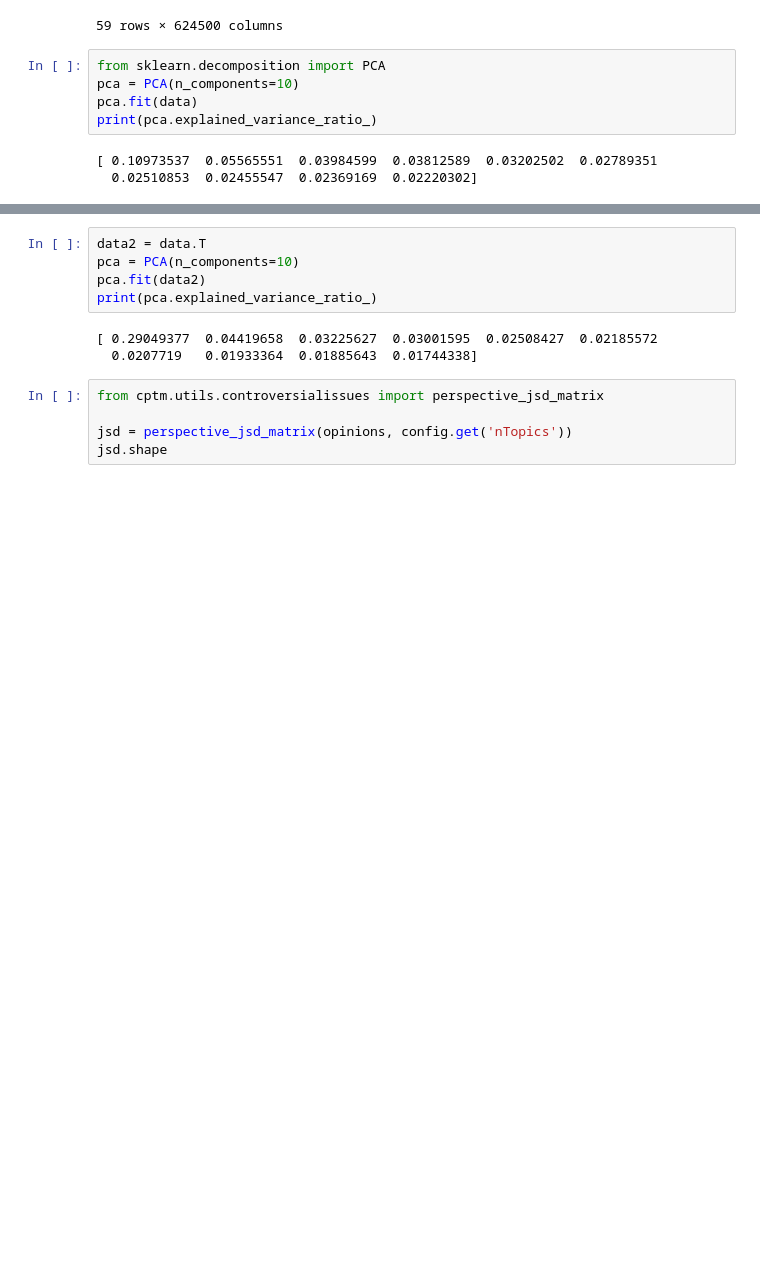
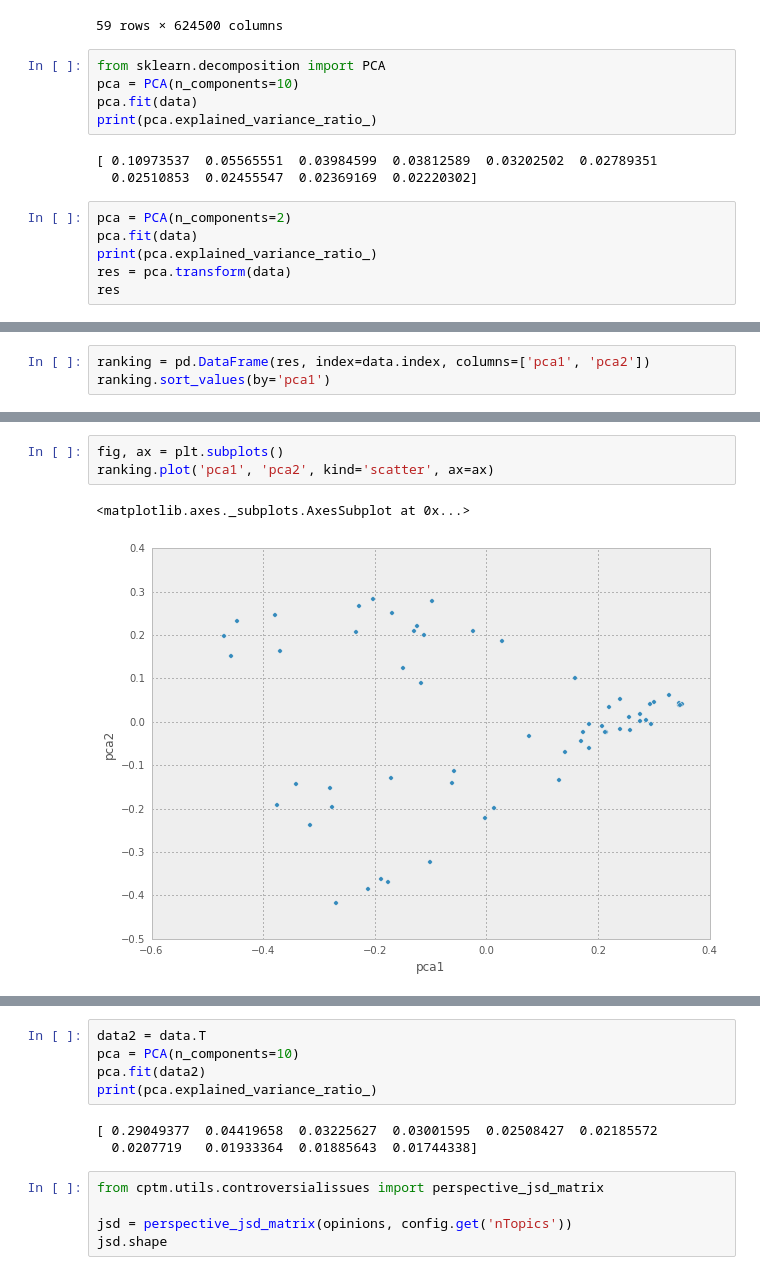
Before and after one commit to jvdzwaan/dilipad, a Jupyter notebook: results/Opinion PCA.ipynb, the cells around one changed output, grey strips where cells are left out. Drawn from its saved outputs; the diff is of its cells as text; blank space fills up the shorter version.

```diff
--- a/results/Opinion PCA.ipynb
+++ b/results/Opinion PCA.ipynb
@@ -56,3 +56,9 @@ print(pca.explained_variance_ratio_)
 # %% [output]
 [ 0.10973537  0.05565551  0.03984599  0.03812589  0.03202502  0.02789351
   0.02510853  0.02455547  0.02369169  0.02220302]
+# %%
+pca = PCA(n_components=2)
+pca.fit(data)
+print(pca.explained_variance_ratio_)
+res = pca.transform(data)
+res
@@ -58,0 +84,3 @@ print(pca.explained_variance_ratio_)
+# %%
+ranking = pd.DataFrame(res, index=data.index, columns=['pca1', 'pca2'])
+ranking.sort_values(by='pca1')
@@ -58,0 +105,6 @@ print(pca.explained_variance_ratio_)
+# %%
+fig, ax = plt.subplots()
+ranking.plot('pca1', 'pca2', kind='scatter', ax=ax)
+# %% [output]
+<matplotlib.axes._subplots.AxesSubplot at 0x...>
+[figure, added]
```
Also changed, not shown: parts of 11 cells of this notebook, 2 other files.
